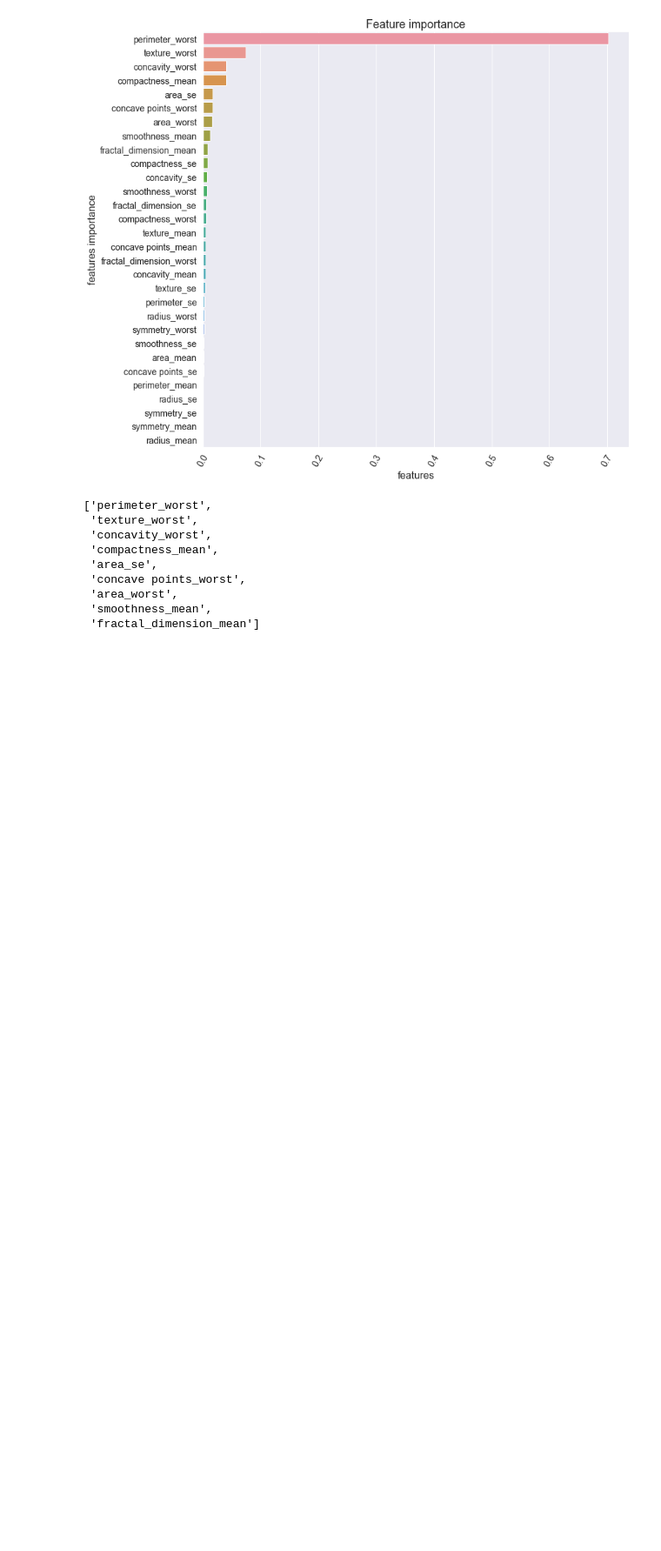
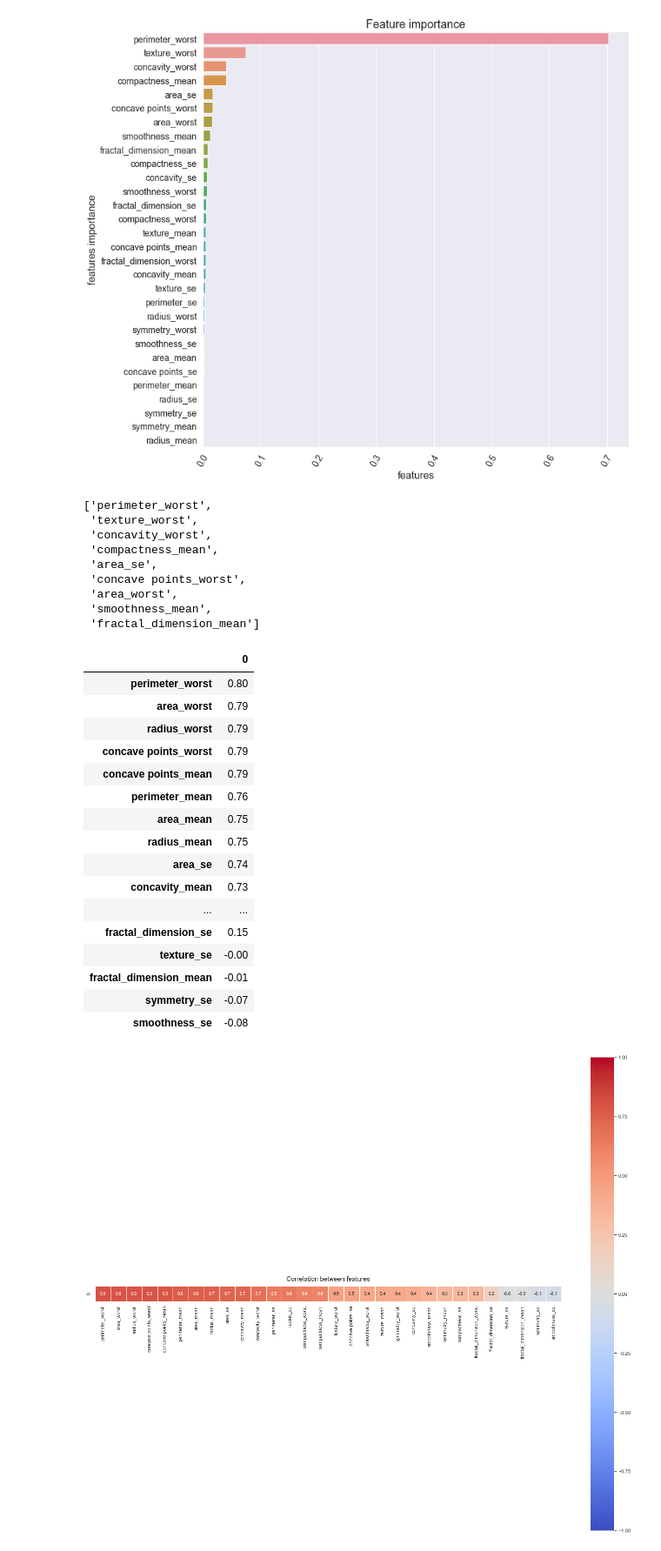
Before and after one commit to 10-Academy-quad-squad/casual-graph, a Jupyter notebook: notebooks/feat_importance.ipynb, the cells around one changed output. Shown at 87% size. Drawn from its saved outputs; the diff is of its cells as text; code cells hidden in the pictures; blank space fills up the shorter version.

Commit message:
add corrleation with diagnosis

```diff
--- a/notebooks/feat_importance.ipynb
+++ b/notebooks/feat_importance.ipynb
@@ -173,3 +174,37 @@ get_top_features(fd3, 9)
  'area_worst',
  'smoothness_mean',
  'fractal_dimension_mean']
+# %%
+
+corr_df = pd.DataFrame(x.corrwith(y)).sort_values(by=0, ascending=False)
+corr_df.rename({0: "diagnosis"}, axis=1)
+display(corr_df)
+corr = corr_df.T
+mask = np.zeros_like(corr, dtype=np.bool)
+mask[np.triu_indices_from(mask)] = True
+cmap = sns.diverging_palette(230, 20, as_cmap=True)
+fig, ax = plt.subplots(figsize=(24, 20))
+heatmap = sns.heatmap(corr, square=True, linewidths=.5,
+                      vmin=-1, vmax=1, cmap='coolwarm', annot=True, fmt='.1f')
+heatmap.set_title('Correlation between features',
+                  fontdict={'fontsize': 15}, pad=12)
+fig.show()
+# %% [output]
+|  | 0 |
+| perimeter_worst | 0.80 |
+| area_worst | 0.79 |
+| radius_worst | 0.79 |
+| concave points_worst | 0.79 |
+| concave points_mean | 0.79 |
+| perimeter_mean | 0.76 |
+| area_mean | 0.75 |
+| radius_mean | 0.75 |
+| area_se | 0.74 |
+| concavity_mean | 0.73 |
+| ... | ... |
+| fractal_dimension_se | 0.15 |
+| texture_se | -0.00 |
+| fractal_dimension_mean | -0.01 |
+| symmetry_se | -0.07 |
+| smoothness_se | -0.08 |
+[figure, added]
```
Also changed, not shown: parts of 2 cells of this notebook.
